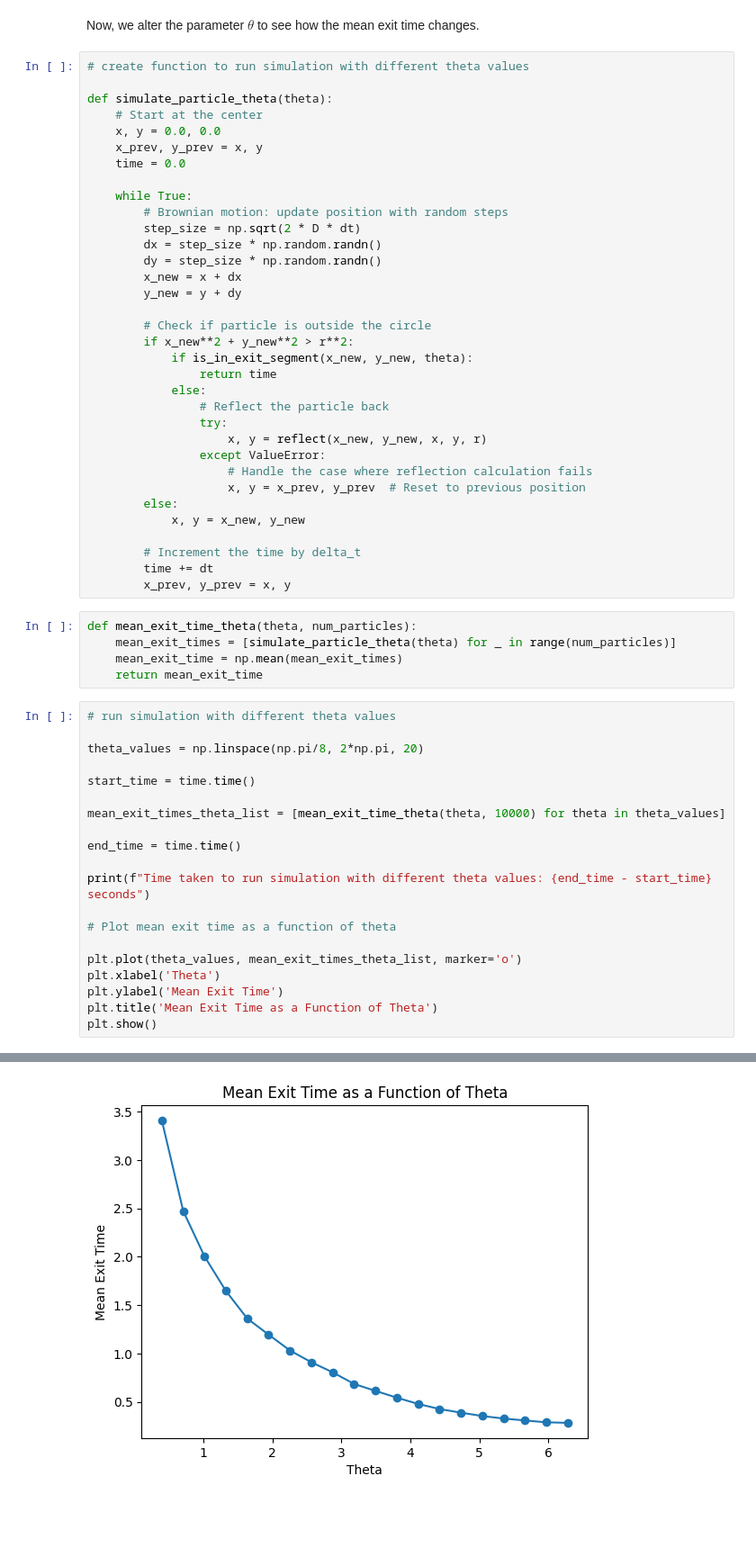
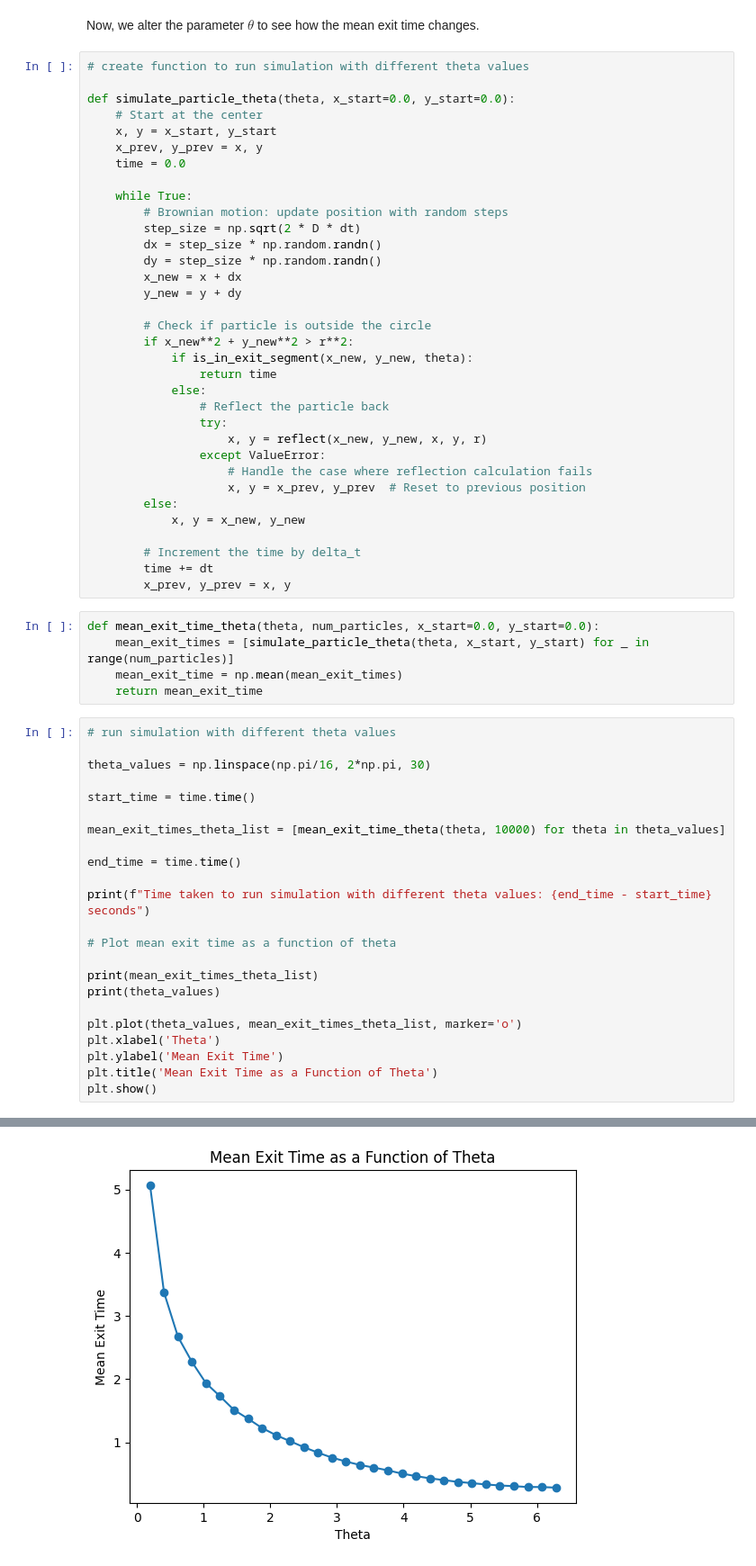
Before and after one commit to keshavganesh1/Stochastic-processes-particle-diffusion, a Jupyter notebook: particle_diffusion_cont.ipynb, the cells around one changed output, grey strips where cells are left out. Shown: that part at 90% size. Drawn from its saved outputs; the diff is of its cells as text; blank space fills up the shorter version.

```diff
--- a/particle_diffusion_cont.ipynb
+++ b/particle_diffusion_cont.ipynb
@@ -142,9 +142,9 @@ Now, we alter the parameter $\theta$ to see how the mean exit time changes.
 # %%
 # create function to run simulation with different theta values
 
-def simulate_particle_theta(theta):
+def simulate_particle_theta(theta, x_start=0.0, y_start=0.0):
     # Start at the center
-    x, y = 0.0, 0.0
+    x, y = x_start, y_start
     x_prev, y_prev = x, y
     time = 0.0
 
@@ -174,14 +174,14 @@ def simulate_particle_theta(theta):
         time += dt
         x_prev, y_prev = x, y
 # %%
-def mean_exit_time_theta(theta, num_particles):
-    mean_exit_times = [simulate_particle_theta(theta) for _ in range(num_particles)]
+def mean_exit_time_theta(theta, num_particles, x_start=0.0, y_start=0.0):
+    mean_exit_times = [simulate_particle_theta(theta, x_start, y_start) for _ in range(num_particles)]
     mean_exit_time = np.mean(mean_exit_times)
     return mean_exit_time
 # %%
 # run simulation with different theta values
 
-theta_values = np.linspace(np.pi/8, 2*np.pi, 20)
+theta_values = np.linspace(np.pi/16, 2*np.pi, 30)
 
 start_time = time.time()
 
@@ -193,6 +193,9 @@ print(f"Time taken to run simulation with different theta values: {end_time - st
 
 # Plot mean exit time as a function of theta
 
+print(mean_exit_times_theta_list)
+print(theta_values)
+
 plt.plot(theta_values, mean_exit_times_theta_list, marker='o')
 plt.xlabel('Theta')
 plt.ylabel('Mean Exit Time')
@@ -203 +212 @@ Time taken to run simulation with different theta values: 71.89469456672668 seco
-[figure, old version]
+[figure, new version]
```
Also changed, not shown: parts of 3 cells of this notebook.
